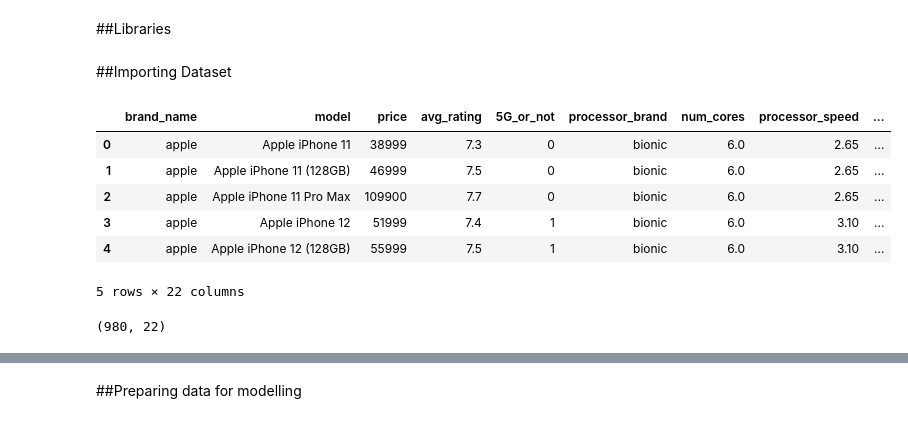
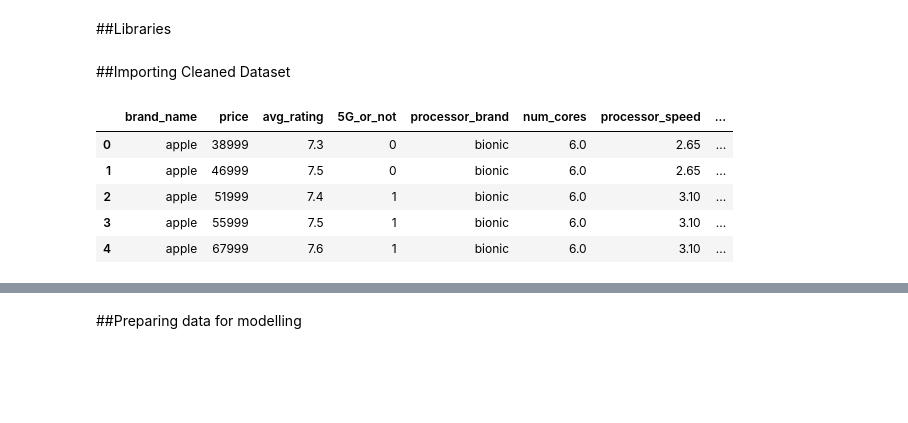
Before and after one commit to Intelligent-QuestionMark/Mobile-Device-Price-Prediction, a Jupyter notebook: Random Forests/Real_World_Smartphones.ipynb, the cells around one changed output, grey strips where cells are left out. Cells and saved outputs as stored; diff of their text form; code cells hidden in the pictures; blank space fills up the shorter version.

Commit message:
Removed cleanup code and switched it to rely on the cleaned CSV.

```diff
--- a/Random Forests/Real_World_Smartphones.ipynb
+++ b/Random Forests/Real_World_Smartphones.ipynb
@@ -46,20 +46,15 @@ from sklearn.model_selection import GridSearchCV
 import matplotlib.pyplot as plt
 import seaborn as sns
 # %% [markdown]
-##Importing Dataset
+##Importing Cleaned Dataset
 # %%
-data = pd.read_csv('smartphones.csv')
+cleaned = pd.read_csv('Cleaned smartphones.csv')
 
-data.head()
+cleaned.head()
 # %% [output]
-|  | brand_name | model | price | avg_rating | 5G_or_not | processor_brand | num_cores | processor_speed | ... |
-| 0 | apple | Apple iPhone 11 | 38999 | 7.3 | 0 | bionic | 6.0 | 2.65 | ... |
-| 1 | apple | Apple iPhone 11 (128GB) | 46999 | 7.5 | 0 | bionic | 6.0 | 2.65 | ... |
-| 2 | apple | Apple iPhone 11 Pro Max | 109900 | 7.7 | 0 | bionic | 6.0 | 2.65 | ... |
-| 3 | apple | Apple iPhone 12 | 51999 | 7.4 | 1 | bionic | 6.0 | 3.10 | ... |
-| 4 | apple | Apple iPhone 12 (128GB) | 55999 | 7.5 | 1 | bionic | 6.0 | 3.10 | ... |
+|  | brand_name | price | avg_rating | 5G_or_not | processor_brand | num_cores | processor_speed | ... |
+| 0 | apple | 38999 | 7.3 | 0 | bionic | 6.0 | 2.65 | ... |
+| 1 | apple | 46999 | 7.5 | 0 | bionic | 6.0 | 2.65 | ... |
+| 2 | apple | 51999 | 7.4 | 1 | bionic | 6.0 | 3.10 | ... |
+| 3 | apple | 55999 | 7.5 | 1 | bionic | 6.0 | 3.10 | ... |
+| 4 | apple | 67999 | 7.6 | 1 | bionic | 6.0 | 3.10 | ... |
-5 rows × 22 columns
-# %%
-data.shape
-# %% [output]
-(980, 22)
```
Also changed, not shown: parts of 24 cells of this notebook, 2 other files.
